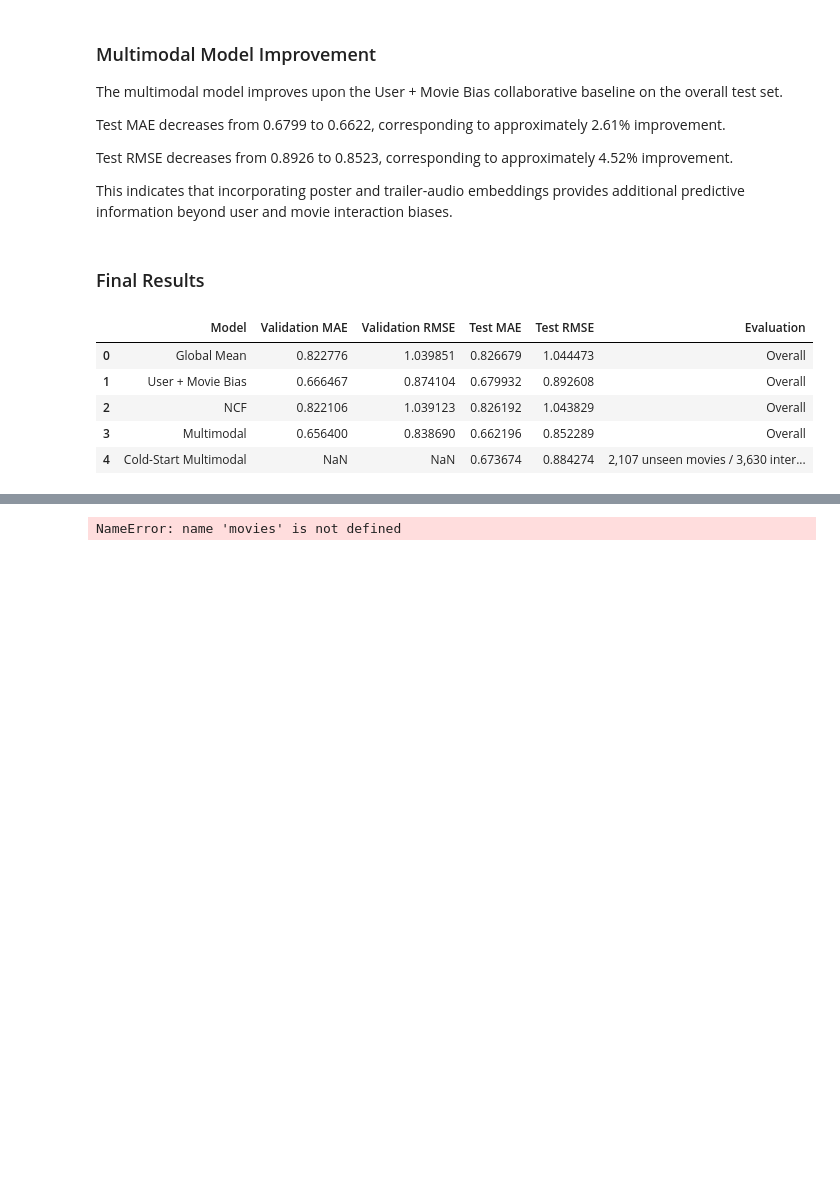
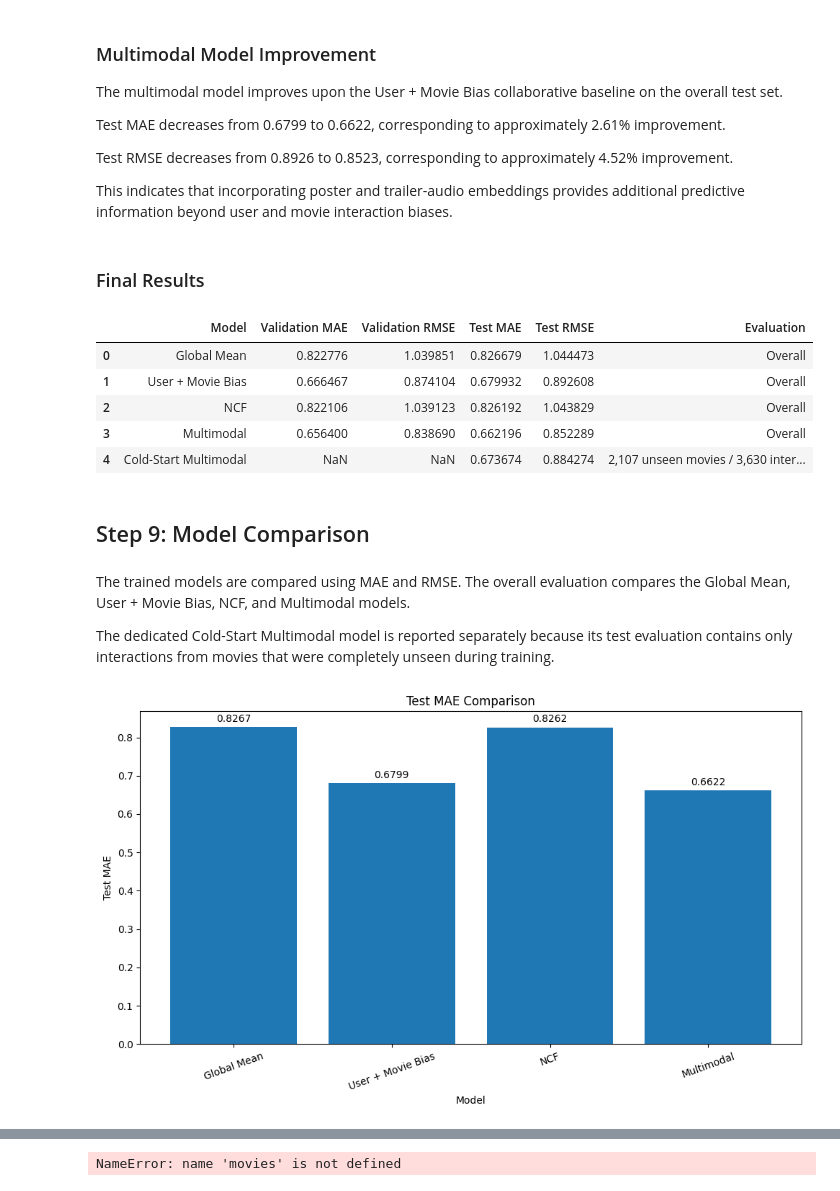
Before and after one commit to Hemanthsai456/Leveraging-Poster-and-Trailer-Audio-Embeddings-for-Cold-Start-Movie-Recommendation, a Jupyter notebook: notebooks/01_Notebook.ipynb, the cells around one changed output, grey strips where cells are left out. Saved outputs shown, nothing was run; the diff lists cells and outputs as text; code cells hidden in the pictures; blank space fills up the shorter version.

Commit message:
Model Comparison

```diff
--- a/notebooks/01_Notebook.ipynb
+++ b/notebooks/01_Notebook.ipynb
@@ -2337,3 +2338,43 @@ final_results
 | 2 | NCF | 0.822106 | 1.039123 | 0.826192 | 1.043829 | Overall |
 | 3 | Multimodal | 0.656400 | 0.838690 | 0.662196 | 0.852289 | Overall |
 | 4 | Cold-Start Multimodal | NaN | NaN | 0.673674 | 0.884274 | 2,107 unseen movies / 3,630 inter... |
+# %% [markdown]
+## Step 9: Model Comparison
+# %% [markdown]
+The trained models are compared using MAE and RMSE.
+The overall evaluation compares the Global Mean, User + Movie Bias,
+NCF, and Multimodal models.
+
+The dedicated Cold-Start Multimodal model is reported separately because
+its test evaluation contains only interactions from movies that were
+completely unseen during training.
+# %%
+comparison_plot = final_results.copy()
+
+overall_results = comparison_plot[
+    comparison_plot["Evaluation"] == "Overall"
+].copy()
+
+plt.figure(figsize=(10, 6))
+
+bars = plt.bar(
+    overall_results["Model"],
+    overall_results["Test MAE"]
+)
+
+# Add value labels on top of each bar
+plt.bar_label(
+    bars,
+    fmt="%.4f",
+    padding=3
+)
+
+plt.ylabel("Test MAE")
+plt.xlabel("Model")
+plt.title("Test MAE Comparison")
+plt.xticks(rotation=20)
+
+plt.tight_layout()
+plt.show()
+# %% [output]
+[figure, added]
```
Also changed, not shown: parts of 13 cells of this notebook.
